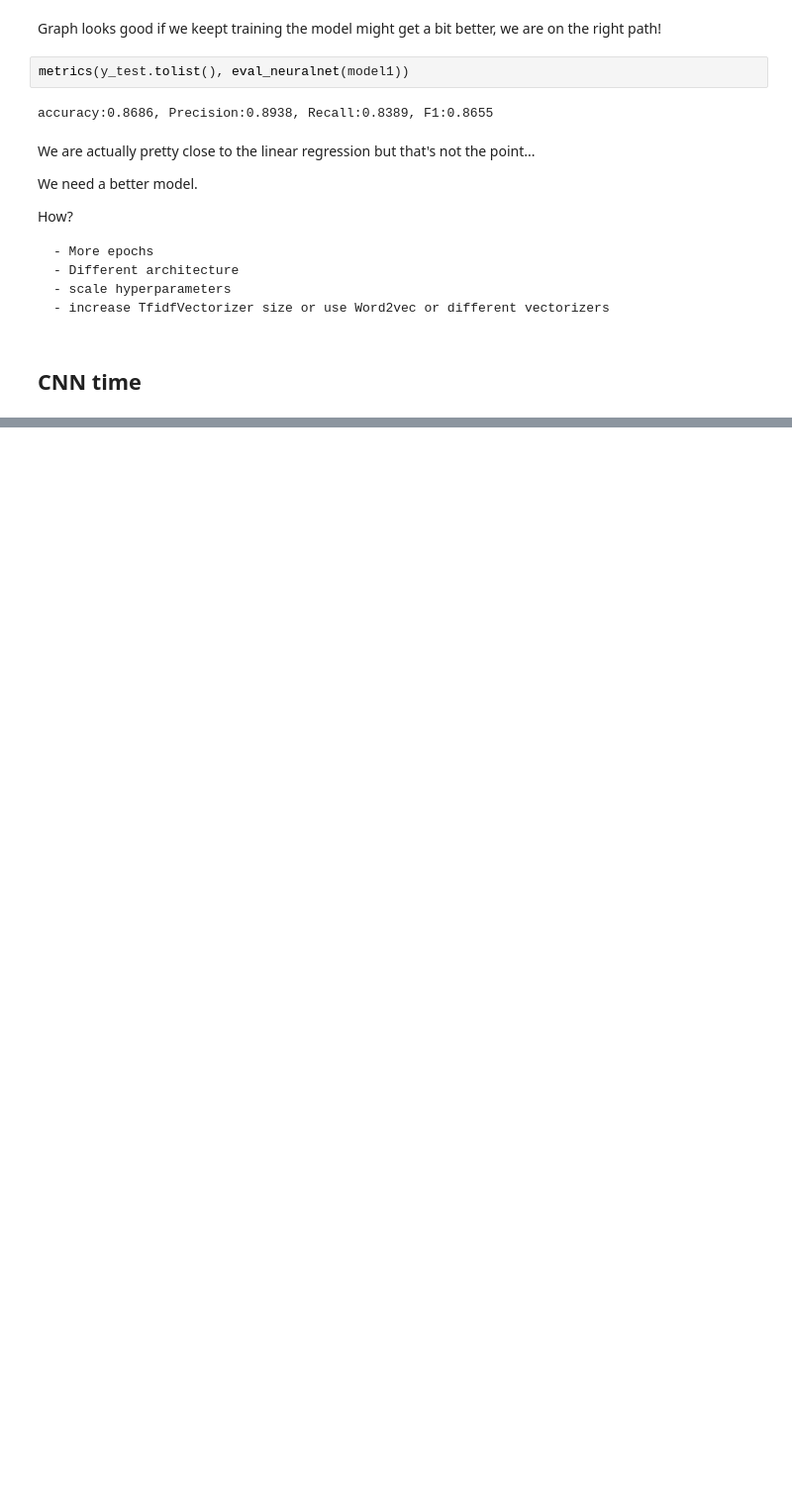
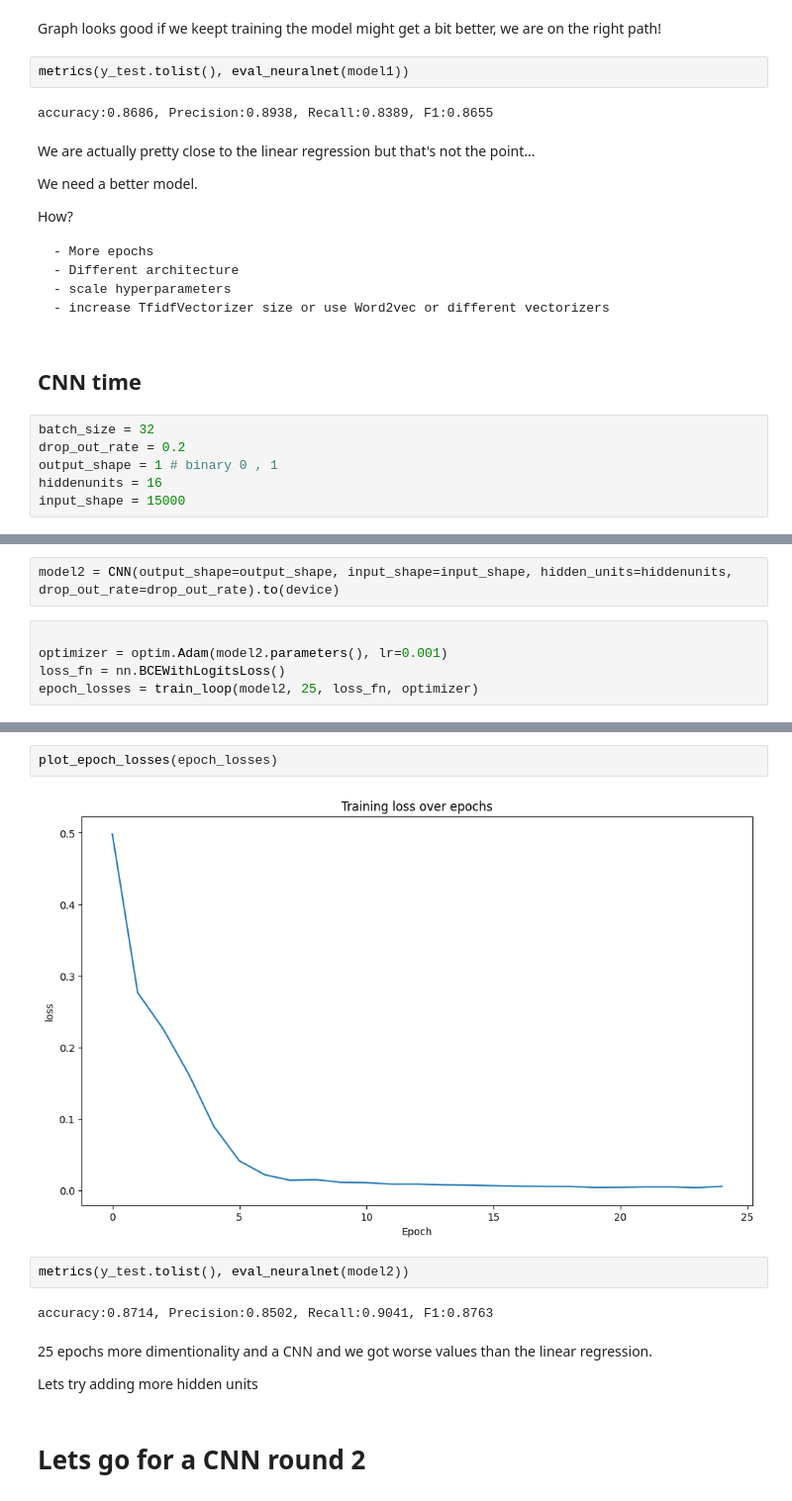
Before and after one commit to jacobrak/NLP_movie_reviews, a Jupyter notebook: IMBD movie review NLP.ipynb, the cells around one changed output, grey strips where cells are left out. Shown: that part at 99% size. Saved outputs shown, nothing was run; the diff lists cells and outputs as text; blank space fills up the shorter version.

Commit message:
cnn round 2

```diff
--- a/IMBD movie review NLP.ipynb
+++ b/IMBD movie review NLP.ipynb
@@ -417,3 +417,9 @@ How?
     - increase TfidfVectorizer size or use Word2vec or different vectorizers
 # %% [markdown]
 ## CNN time
+# %%
+batch_size = 32
+drop_out_rate = 0.2
+output_shape = 1 # binary 0 , 1
+hiddenunits = 16
+input_shape = 15000
@@ -419,0 +501,7 @@ How?
+# %%
+model2 = CNN(output_shape=output_shape, input_shape=input_shape, hidden_units=hiddenunits, drop_out_rate=drop_out_rate).to(device)
+# %%
+
+optimizer = optim.Adam(model2.parameters(), lr=0.001)
+loss_fn = nn.BCEWithLogitsLoss()
+epoch_losses = train_loop(model2, 25, loss_fn, optimizer)
@@ -419,0 +514,14 @@ How?
+# %%
+plot_epoch_losses(epoch_losses)
+# %% [output]
+[figure, added]
+# %%
+metrics(y_test.tolist(), eval_neuralnet(model2))
+# %% [output]
+accuracy:0.8714, Precision:0.8502, Recall:0.9041, F1:0.8763
+# %% [markdown]
+25 epochs more dimentionality and a CNN and we got worse values than the linear regression.
+
+Lets try adding more hidden units
+# %% [markdown]
+# Lets go for a CNN round 2
```
Also changed, not shown: parts of 7 cells of this notebook.
